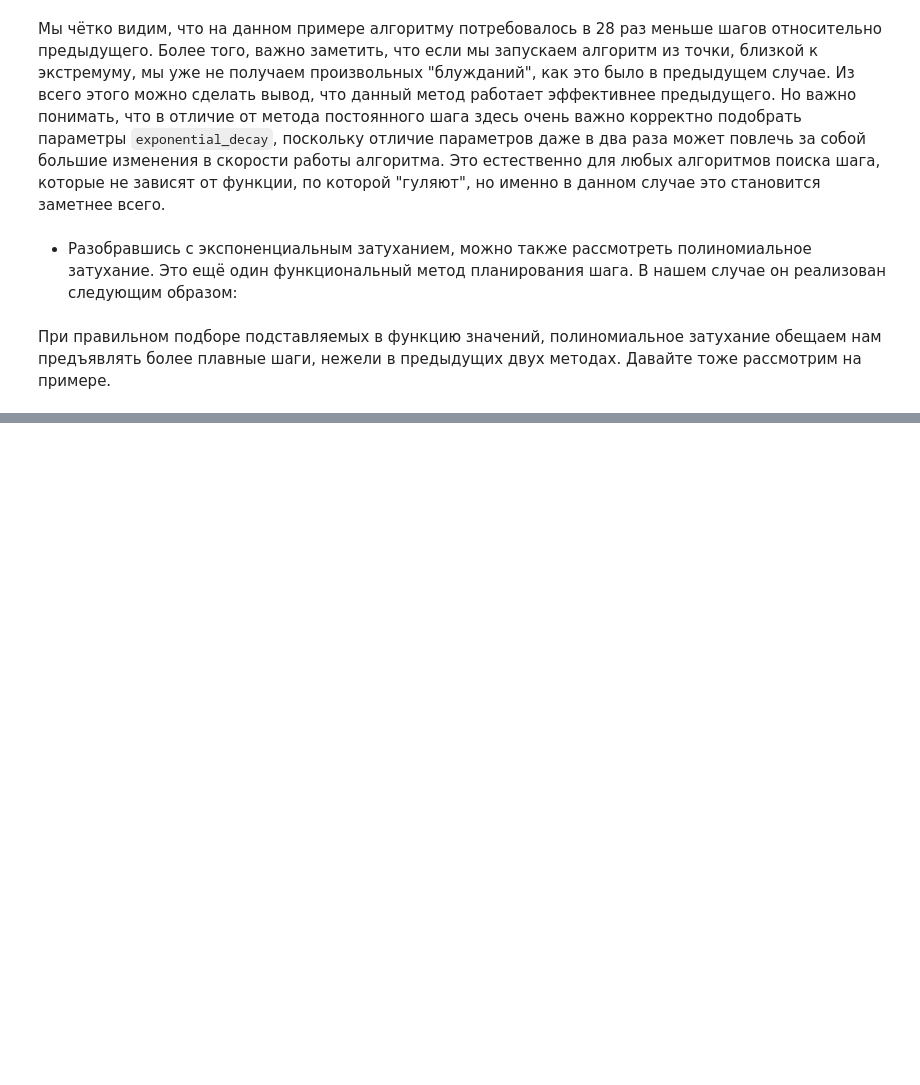
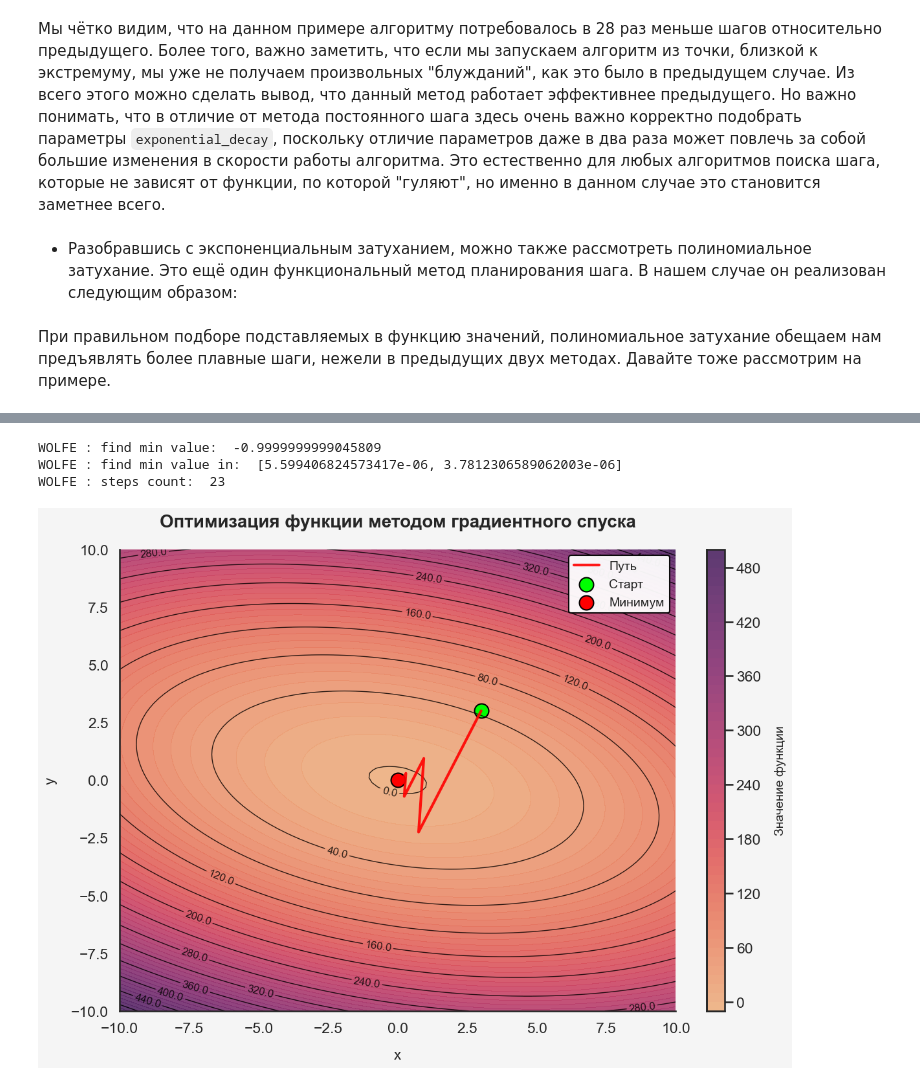
Before and after one commit to 3ELEHblE-LIJanki/Optimization-Methods-lab1, a Jupyter notebook: report.ipynb, the cells around one changed output, grey strips where cells are left out. Cells and saved outputs as stored; diff of their text form; code cells hidden in the pictures; blank space fills up the shorter version.

```diff
--- a/report.ipynb
+++ b/report.ipynb
@@ -127,0 +175,15 @@ EXP : steps count:  517
+# %%
+func = lambda x: x[0] ** 2 + 3 * x[1] ** 2 + x[1] * x[0] - 1
+test_descent = GradientDecent(wolfe(0.0001, 0.9), func, [[-10.0, 10.0], [-10.0, 10.0]], 0.00001)
+
+result = test_descent.find_min([3, 3], 1200)
+test_plotter = GraphicsPlotter(test_descent)
+
+pretty_print(test_descent, "WOLFE", result)
+
+test_plotter.plot()
+# %% [output]
+WOLFE : find min value:  -0.9999999999045809
+WOLFE : find min value in:  [5.599406824573417e-06, 3.7812306589062003e-06]
+WOLFE : steps count:  23
+[figure, added]
```
Also changed, not shown: parts of 16 cells of this notebook.
